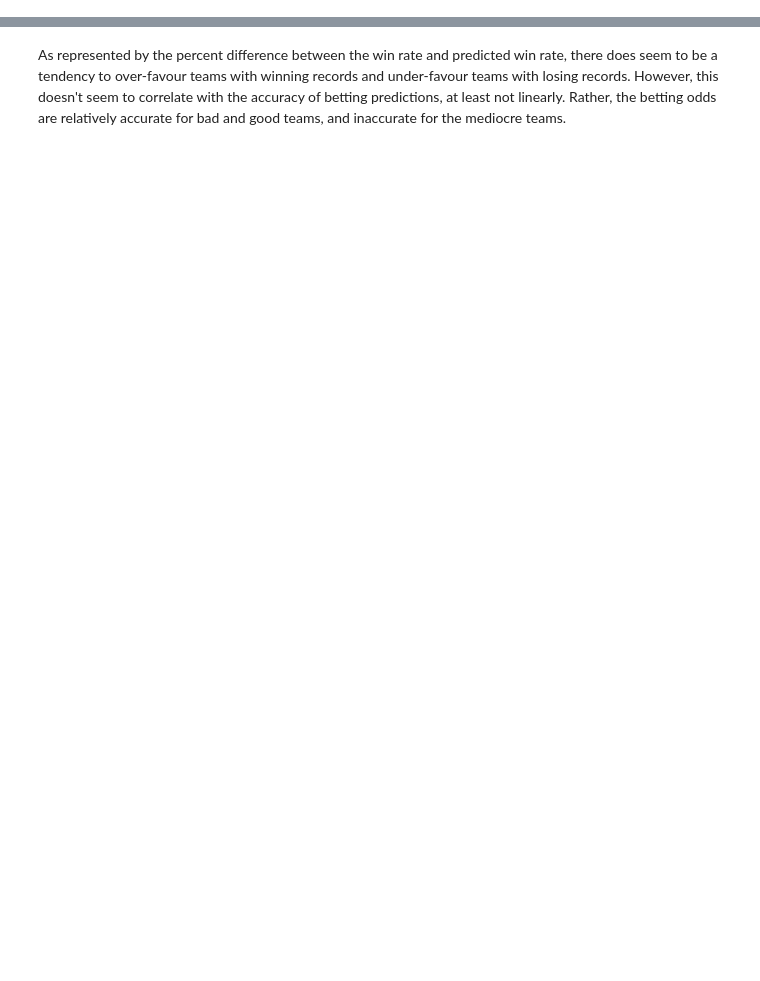
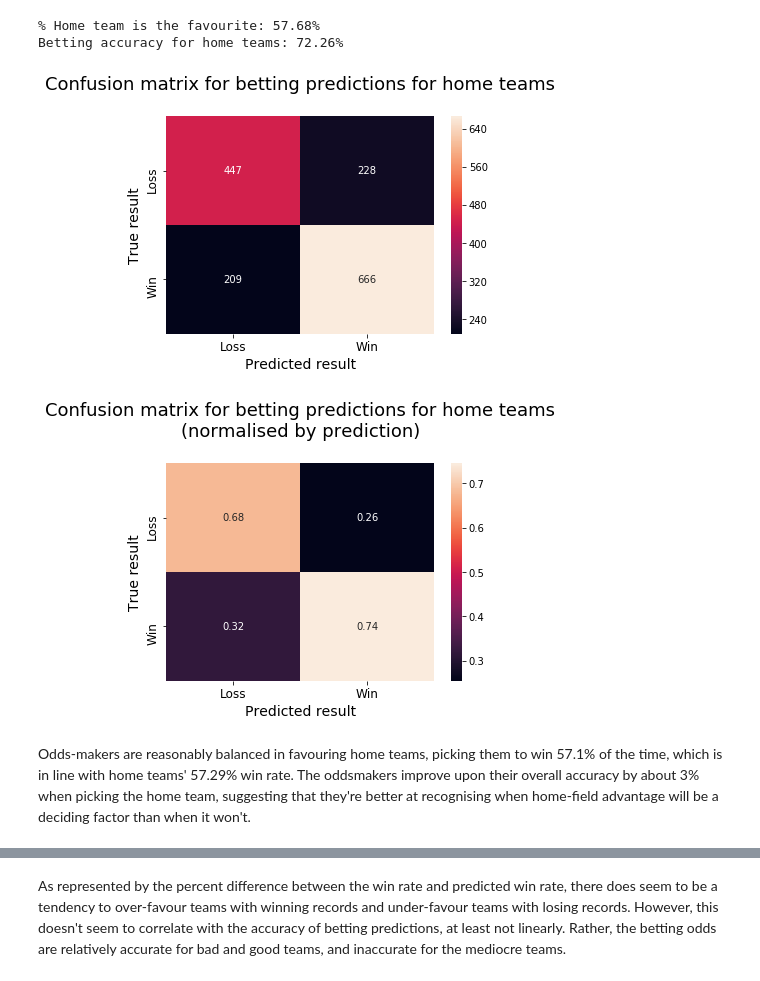
Before and after one commit to cfranklin11/footy-tipper, a Jupyter notebook: experiments/notebooks/1.0-analysis-of-heuristics.ipynb, the cells around one changed output, grey strips where cells are left out. Saved outputs shown, nothing was run; the diff lists cells and outputs as text; code cells hidden in the pictures; blank space fills up the shorter version.

```diff
--- a/experiments/notebooks/1.0-analysis-of-heuristics.ipynb
+++ b/experiments/notebooks/1.0-analysis-of-heuristics.ipynb
@@ -458,0 +289,38 @@ The AFL is closer to American sports leagues than European soccer leagues in how
+# %%
+# Betting on home teams
+
+home_bet_df = betting_df[betting_df['home_team'] == 1]
+
+home_fave_rate = home_bet_df['pred_win'].mean()
+home_fave_accuracy = home_bet_df['correct_pred'].mean()
+
+print('\n% Home team is the favourite: {0:.2f}%'.format(home_fave_rate * 100))
+print('Betting accuracy for home teams: {0:.2f}%\n'.format(home_fave_accuracy * 100))
+
+home_cm = confusion_matrix(home_bet_df['win'], home_bet_df['pred_win'])
+normal_home_cm = home_cm.astype('float') / home_cm.sum(axis=0)[np.newaxis, :]
+
+sns.heatmap(home_cm, annot=True, fmt='d', xticklabels=['Loss', 'Win'], yticklabels=['Loss', 'Win'])
+plt.title('Confusion matrix for betting predictions for home teams\n', fontsize=18)
+plt.ylabel('True result', fontsize=14)
+plt.xlabel('Predicted result', fontsize=14)
+plt.yticks(fontsize=12)
+plt.xticks(fontsize=12)
+plt.show()
+print('')
+
+sns.heatmap(home_cm.astype('float') / home_cm.sum(axis=0)[np.newaxis, :],
+            annot=True, xticklabels=['Loss', 'Win'], yticklabels=['Loss', 'Win'])
+plt.title('Confusion matrix for betting predictions for home teams\n(normalised by prediction)\n', fontsize=18)
+plt.ylabel('True result', fontsize=14)
+plt.xlabel('Predicted result', fontsize=14)
+plt.yticks(fontsize=12)
+plt.xticks(fontsize=12)
+plt.show()
+# %% [output]
+% Home team is the favourite: 57.68%
+Betting accuracy for home teams: 72.26%
+[figure, added]
+[figure, added]
+# %% [markdown]
+Odds-makers are reasonably balanced in favouring home teams, picking them to win 57.1% of the time, which is in line with home teams' 57.29% win rate. The oddsmakers improve upon their overall accuracy by about 3% when picking the home team, suggesting that they're better at recognising when home-field advantage will be a deciding factor than when it won't.
```
Also changed, not shown: parts of 60 cells of this notebook.
